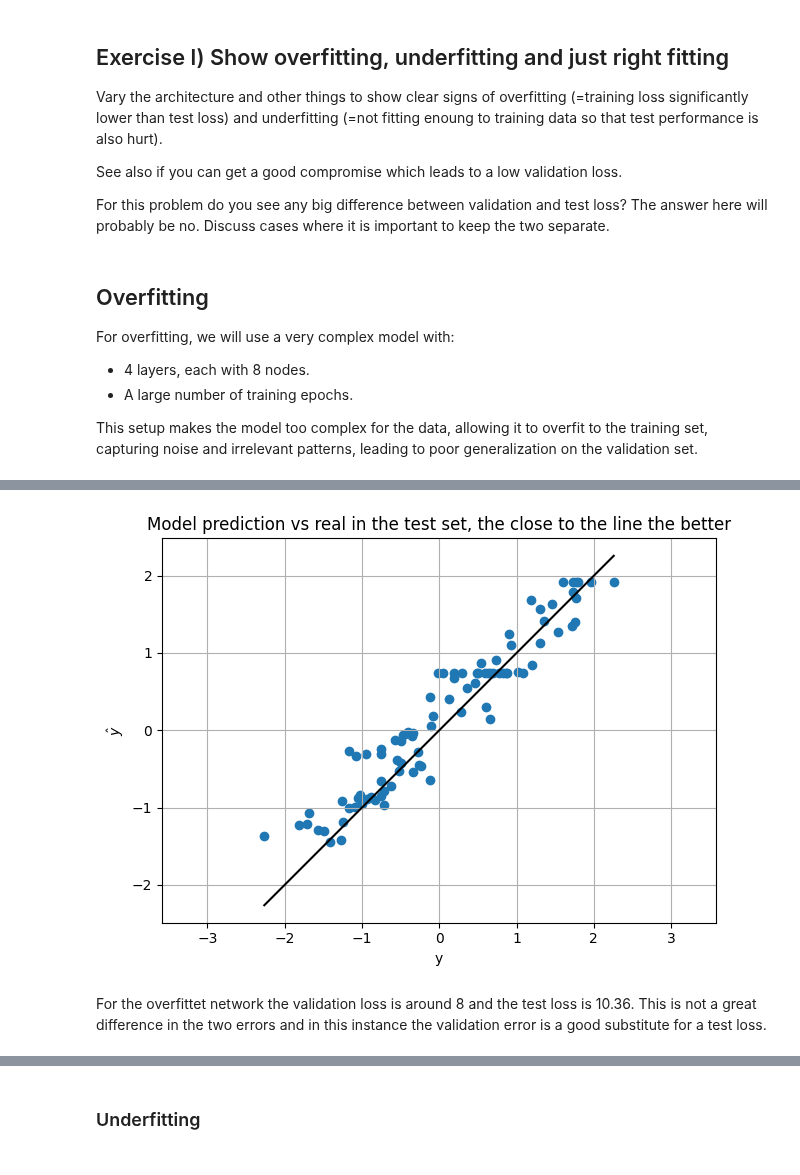
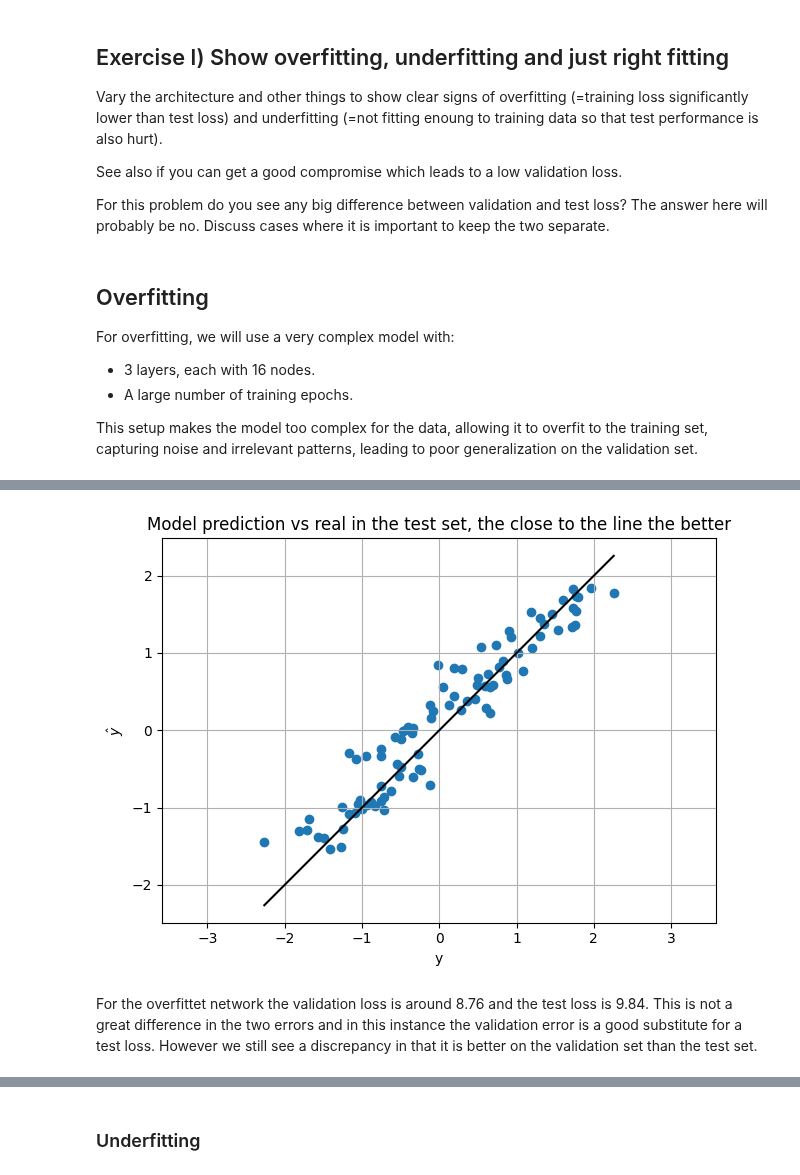
Before and after one commit to SalisMaxima/02456-deep-learning-with-PyTorch, a Jupyter notebook: 2_Feedforward_Python/2.1-EXE-FNN-AutoDif-Nanograd.ipynb, the cells around one changed output, grey strips where cells are left out. Cells and saved outputs as stored; diff of their text form; code cells hidden in the pictures.

```diff
--- a/2_Feedforward_Python/2.1-EXE-FNN-AutoDif-Nanograd.ipynb
+++ b/2_Feedforward_Python/2.1-EXE-FNN-AutoDif-Nanograd.ipynb
@@ -1512,7 +1548,7 @@ For this problem do you see any big difference between validation and test loss?
 # %% [markdown]
 ## Overfitting
 For overfitting, we will use a very complex model with:
-- 4 layers, each with 8 nodes.
+- 3 layers, each with 16 nodes.
 - A large number of training epochs.
 
 This setup makes the model too complex for the data, allowing it to overfit to the training set, capturing noise and irrelevant patterns, leading to poor generalization on the validation set.
@@ -1522,10 +1558,9 @@ This setup makes the model too complex for the data, allowing it to overfit to t
 #For overfitting, we will use a very complex model with a lot of layers and nodes
 # Initialize an arbitrary neural network
 NN = [
-    DenseLayer(1, 8, lambda x: x.relu()),
-    DenseLayer(8, 8, lambda x: x.relu()),
-    DenseLayer(8, 8, lambda x: x.relu()),
-    DenseLayer(8, 1, lambda x: x.identity())
+    DenseLayer(1, 16, lambda x: x.relu()),
+    DenseLayer(16, 16, lambda x: x.relu()),
+    DenseLayer(16, 1, lambda x: x.identity())
 ]
 
 
@@ -1600,6 +1635,6 @@ Test loss:  10.346
-[figure, old version]
+[figure, new version]
 # %% [markdown]
-For the overfittet network the validation loss is around 8 and the test loss is 10.36. This is not a great difference in the two errors and in this instance the validation error is a good substitute for a test loss.
+For the overfittet network the validation loss is around 8.76 and the test loss is 9.84. This is not a great difference in the two errors and in this instance the validation error is a good substitute for a test loss.  However we still see a discrepancy in that it is better on the validation set than the test set.
 # %%
 plt.plot(range(len(train_loss)), train_loss);
 plt.plot(range(len(val_loss)), val_loss);
```
Also changed, not shown: parts of 40 cells of this notebook.
